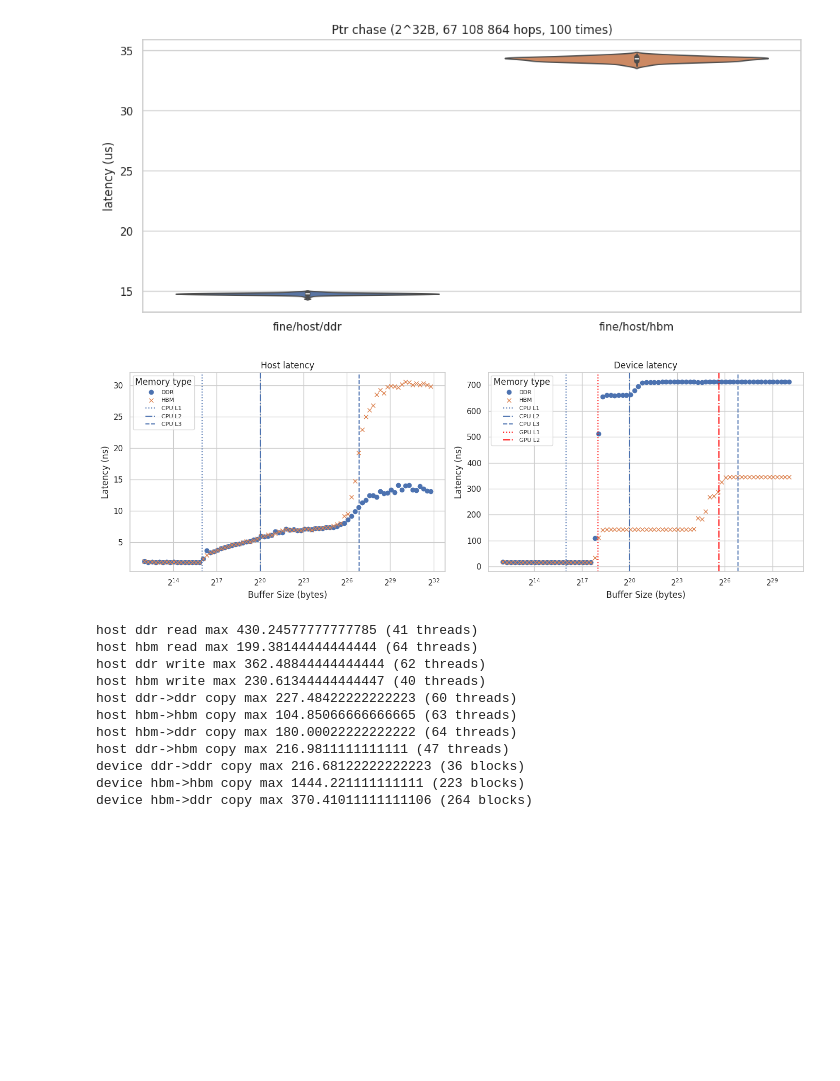
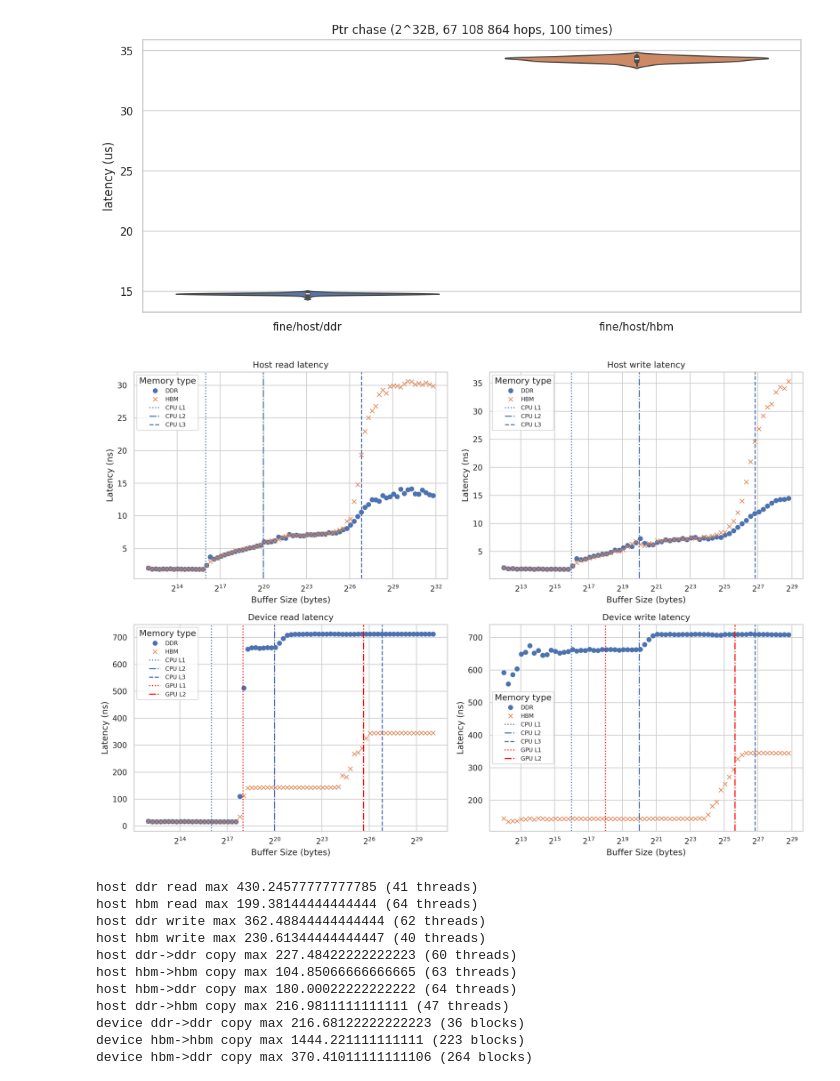
Before and after one commit to ntua-el20062/grace-hopper-benchmark, a Jupyter notebook: src/paper.ipynb, the cells around one changed output. Drawn from its saved outputs; the diff is of its cells as text; code cells hidden in the pictures; blank space fills up the shorter version.

```diff
--- a/src/paper.ipynb
+++ b/src/paper.ipynb
@@ -345,12 +346,15 @@ ax = sns.violinplot(data)
 # %% [output]
 [figure]
 # %%
-fig, (ax1, ax2) = plt.subplots(1, 2, figsize=(14,5))
-make_read_write_graph(ax1, 'results/latency/host/scalability', 'Host latency', latency=True, skip=10, show_gpu=False)
-make_read_write_graph(ax2, 'results/latency/device/scalability', 'Device latency', latency=True, show_cpu=True)
+fig, ((ax1, ax2), (ax3, ax4)) = plt.subplots(2, 2, figsize=(14,10))
+fig.set_dpi(300)
+make_read_write_graph(ax1, 'results/latency/host/scalability', 'Host read latency', latency=True, skip=10, show_gpu=False)
+make_read_write_graph(ax2, 'results/latency/host/scalability/write/', 'Host write latency', latency=True, skip=10, show_gpu=False)
+make_read_write_graph(ax3, 'results/latency/device/scalability', 'Device read latency', latency=True, show_cpu=True)
+make_read_write_graph(ax4, 'results/latency/device/scalability/write/', 'Device write latency', latency=True, show_cpu=True)
 plt.tight_layout()
 # %% [output]
-[figure, old version]
+[figure, new version]
 # %%
 fig, ((ax1, ax2, ax3), (ax4, ax5, ax6)) = plt.subplots(2, 3, figsize=(18,10))
 ax4.axvline(x=65, ls=':', label = f'65')
```
Also changed, not shown: parts of 6 cells of this notebook, 5 other files.
